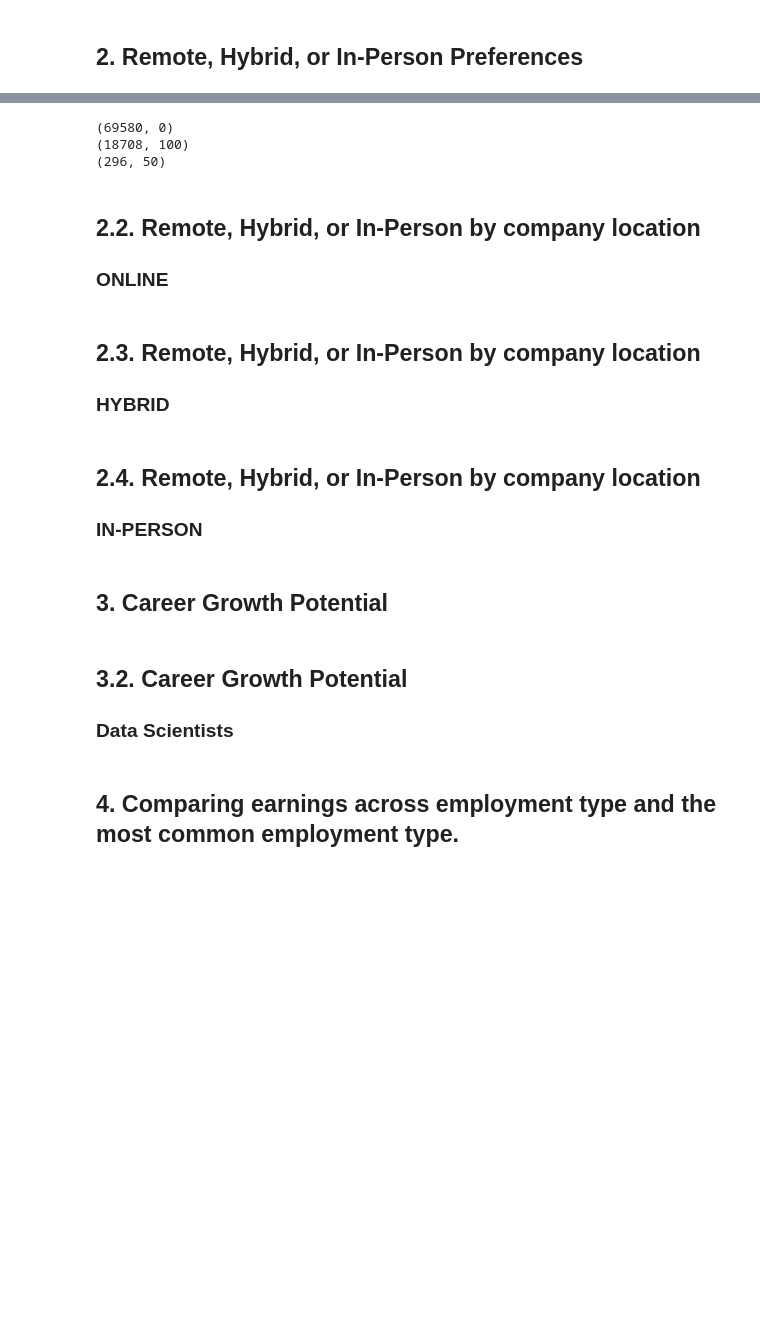
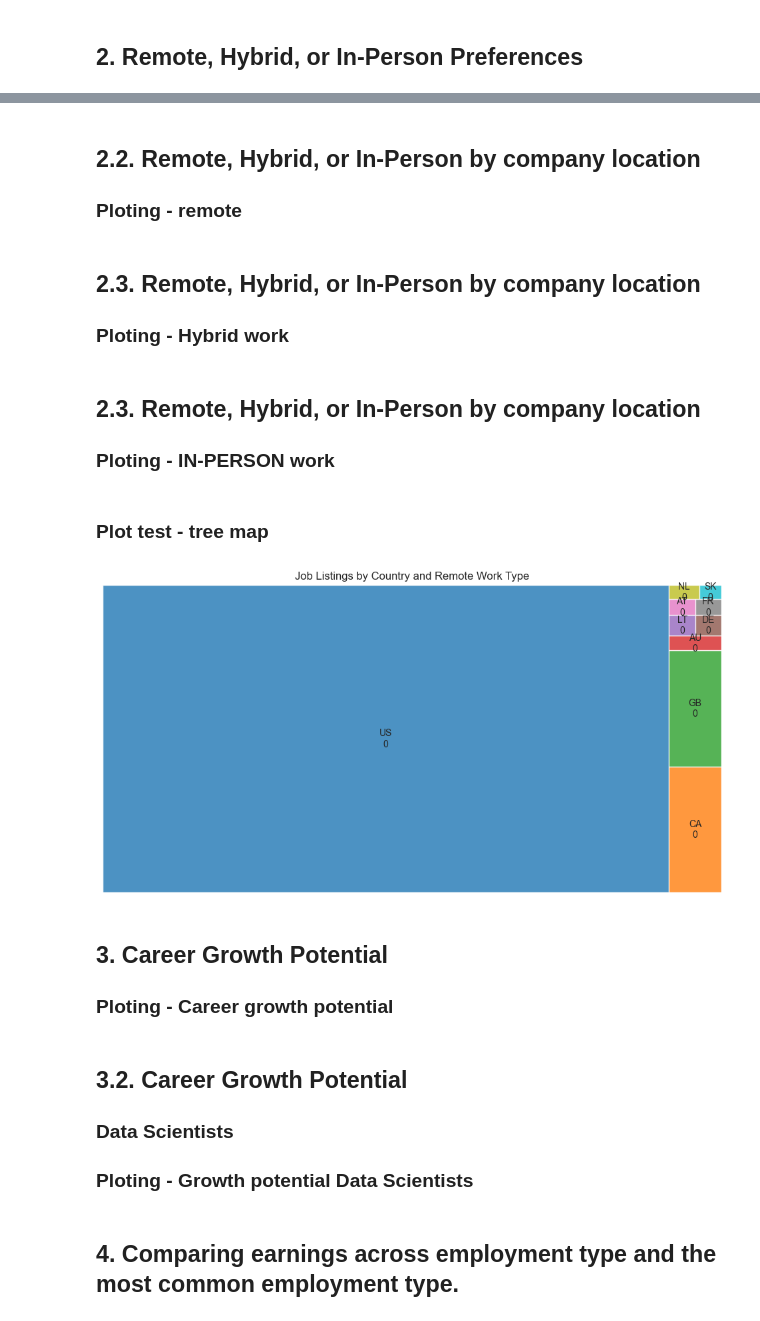
Before and after one commit to ALOBlack19/Salary-analysis-of-data-job-positions, a Jupyter notebook: key_questions_1to4.ipynb, the cells around one changed output, grey strips where cells are left out. Cells and saved outputs as stored; diff of their text form; code cells hidden in the pictures; blank space fills up the shorter version.

```diff
--- a/key_questions_1to4.ipynb
+++ b/key_questions_1to4.ipynb
@@ -160,12 +184,15 @@ for row in rows:
 cur.execute("""
 SELECT
 	COUNT(s.job_title) AS total_work_types,
-	s.remote_ratio
+	s.remote_ratio,
+	s.work_year
 FROM
 	salaries s
 GROUP BY
-	s.remote_ratio
+	s.remote_ratio,
+	s.work_year
 ORDER BY
+	s.work_year,
 	COUNT(s.job_title) DESC
 """)
 
@@ -173,13 +200,25 @@ rows = cur.fetchall()
 
 for row in rows:
     print(row)
+
+# Defining the query as a Dataframe
+remote_ratio = pd.DataFrame(rows, columns = ['remote_ratio', 'total_work_types','work_year'])
+
+
+plt.figure(figsize=(10, 5))
+sns.set_style("whitegrid")
+
+sns.lineplot(x = "work_year", y = "remote_ratio", hue = "total_work_types", data = remote_ratio, markers = 'o', palette = "tab10")
+
+plt.xticks(rotation = 90)
+plt.xlabel("Year", weight="bold", size = 10)
+plt.ylabel("Job Quantity", weight = "bold", size = 10)
+plt.title("Job Quantity Over the Years: Remote, Hybrid or In-person", weight="bold", size = 15.0)
+plt.legend(title = "Remote ratio", title_fontsize = '8')
+plt.show()
-# %% [output]
-(69580, 0)
-(18708, 100)
-(296, 50)
 # %% [markdown]
 ## 2.2. Remote, Hybrid, or In-Person by company location
-###  ONLINE
+### Ploting - remote
 # %%
 cur.execute("""
 SELECT
@@ -204,6 +256,6 @@ for row in rows:
 # %% [markdown]
 ## 2.3. Remote, Hybrid, or In-Person by company location
-###  HYBRID
+### Ploting - Hybrid work
 # %%
 cur.execute("""
 SELECT
@@ -229,6 +291,6 @@ for row in rows:
 # %% [markdown]
-## 2.4. Remote, Hybrid, or In-Person by company location
-###  IN-PERSON
+## 2.3. Remote, Hybrid, or In-Person by company location
+### Ploting - IN-PERSON work
 # %%
 cur.execute("""
 SELECT
@@ -251,5 +313,28 @@ rows = cur.fetchall()
 
 for row in rows:
     print(row)
+
+inperson_ratio = pd.DataFrame(rows, columns = ['total_work_types','company_location', 'remote_ratio'])
+
+plt.figure(figsize=(12, 6))
+sns.barplot(x = "total_work_types", y = "company_location", hue = "remote_ratio", data = inperson_ratio, palette = "tab10")
+plt.xlabel("Number of Job Listings")
+plt.ylabel("Country (ISO Code)")
+plt.title("Job Listings by Country and Remote Work Type")
+plt.legend(title = "In person")
+plt.show()
+# %% [markdown]
+### Plot test - tree map
+# %%
+inperson_ratio['label'] = inperson_ratio['company_location'] + "\n" + inperson_ratio['remote_ratio'].astype(str)
+
+plt.figure(figsize=(12, 6))
+squarify.plot(sizes = inperson_ratio["total_work_types"], label = inperson_ratio["label"], alpha = 0.8, color=sns.color_palette("tab10", len(inperson_ratio)))
+plt.axis("off")
+plt.title("Job Listings by Country and Remote Work Type")
+plt.show()
+# %% [output]
+[figure, added]
 # %% [markdown]
 ## 3. Career Growth Potential
+### Ploting - Career growth potential
@@ -281,3 +341,4 @@ for row in rows:
 # %% [markdown]
 ## 3.2. Career Growth Potential
 ### Data Scientists
+### Ploting - Growth potential Data Scientists
```
Also changed, not shown: parts of 17 cells of this notebook, 1 other file.
